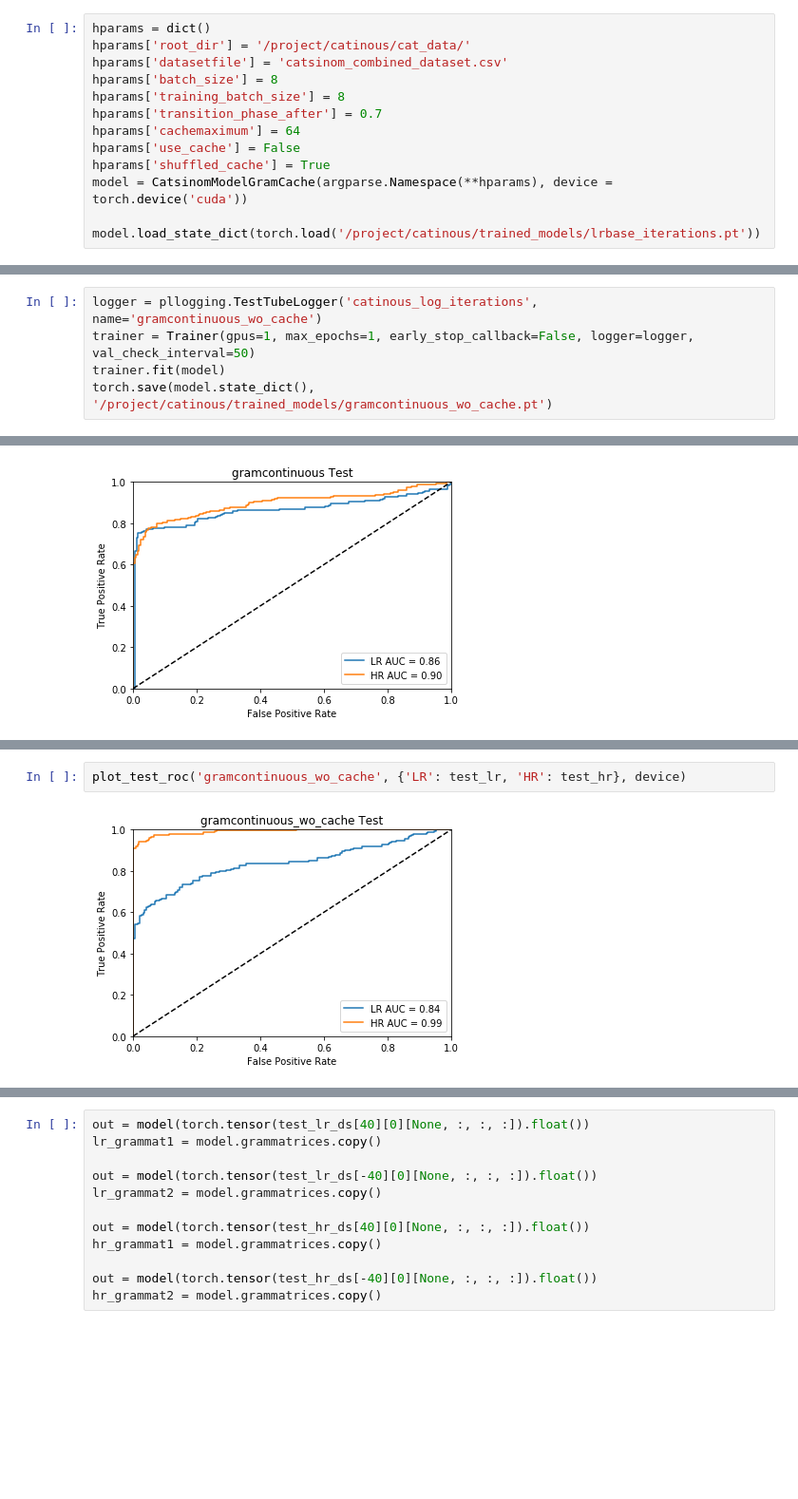
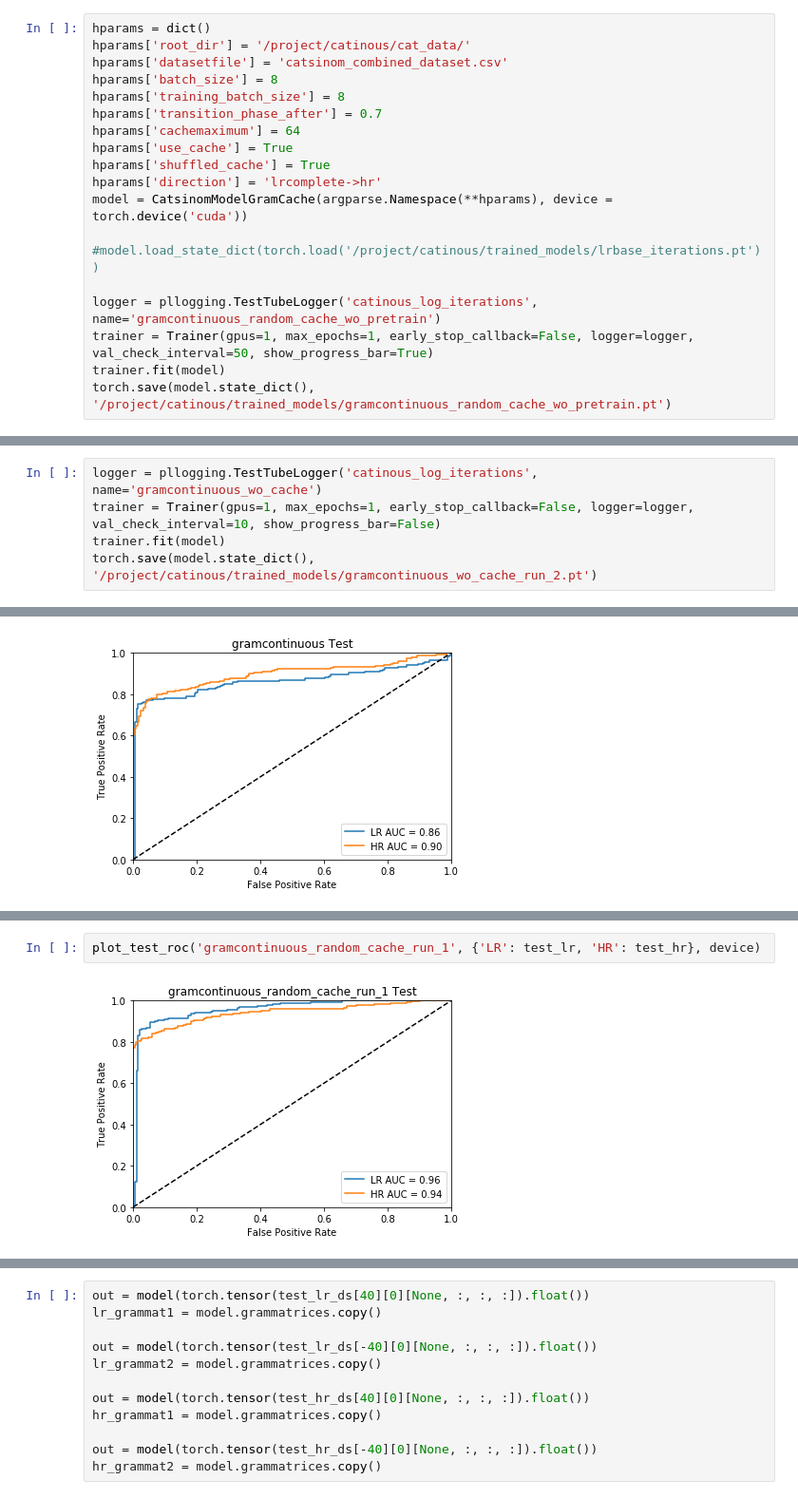
Before and after one commit to cirmuw/dynamicmemory, a Jupyter notebook: ContinousGramMatrix.ipynb, the cells around one changed output, grey strips where cells are left out. Shown at 95% size. Cells and saved outputs as stored; diff of their text form; blank space fills up the shorter version.

```diff
--- a/ContinousGramMatrix.ipynb
+++ b/ContinousGramMatrix.ipynb
@@ -27,9 +147,15 @@ hparams['batch_size'] = 8
 hparams['training_batch_size'] = 8
 hparams['transition_phase_after'] = 0.7
 hparams['cachemaximum'] = 64
-hparams['use_cache'] = False
+hparams['use_cache'] = True
 hparams['shuffled_cache'] = True
+hparams['direction'] = 'lrcomplete->hr'
 model = CatsinomModelGramCache(argparse.Namespace(**hparams), device = torch.device('cuda'))
 
-model.load_state_dict(torch.load('/project/catinous/trained_models/lrbase_iterations.pt'))
+#model.load_state_dict(torch.load('/project/catinous/trained_models/lrbase_iterations.pt'))
+
+logger = pllogging.TestTubeLogger('catinous_log_iterations', name='gramcontinuous_random_cache_wo_pretrain')
+trainer = Trainer(gpus=1, max_epochs=1, early_stop_callback=False, logger=logger, val_check_interval=50, show_progress_bar=True)
+trainer.fit(model)
+torch.save(model.state_dict(), '/project/catinous/trained_models/gramcontinuous_random_cache_wo_pretrain.pt')
 # %% [output]
@@ -37,8 +179,8 @@ model.load_state_dict(torch.load('/project/catinous/trained_models/lrbase_iterat
 # %%
 logger = pllogging.TestTubeLogger('catinous_log_iterations', name='gramcontinuous_wo_cache')
-trainer = Trainer(gpus=1, max_epochs=1, early_stop_callback=False, logger=logger, val_check_interval=50)
+trainer = Trainer(gpus=1, max_epochs=1, early_stop_callback=False, logger=logger, val_check_interval=10, show_progress_bar=False)
 trainer.fit(model)
-torch.save(model.state_dict(), '/project/catinous/trained_models/gramcontinuous_wo_cache.pt')
+torch.save(model.state_dict(), '/project/catinous/trained_models/gramcontinuous_wo_cache_run_2.pt')
 # %% [output]
 INFO:root:gpu available: True, used: True
 INFO:root:VISIBLE GPUS: 0
@@ -162,4 +269,4 @@ plot_test_roc('gramcontinuous_randomcache', {'LR': test_lr, 'HR': test_hr}, devi
 # %%
-plot_test_roc('gramcontinuous_wo_cache', {'LR': test_lr, 'HR': test_hr}, device)
+plot_test_roc('gramcontinuous_random_cache_run_1', {'LR': test_lr, 'HR': test_hr}, device)
 # %% [output]
-[figure, old version]
+[figure, new version]
```
Also changed, not shown: parts of 24 cells of this notebook, 59 other files.
